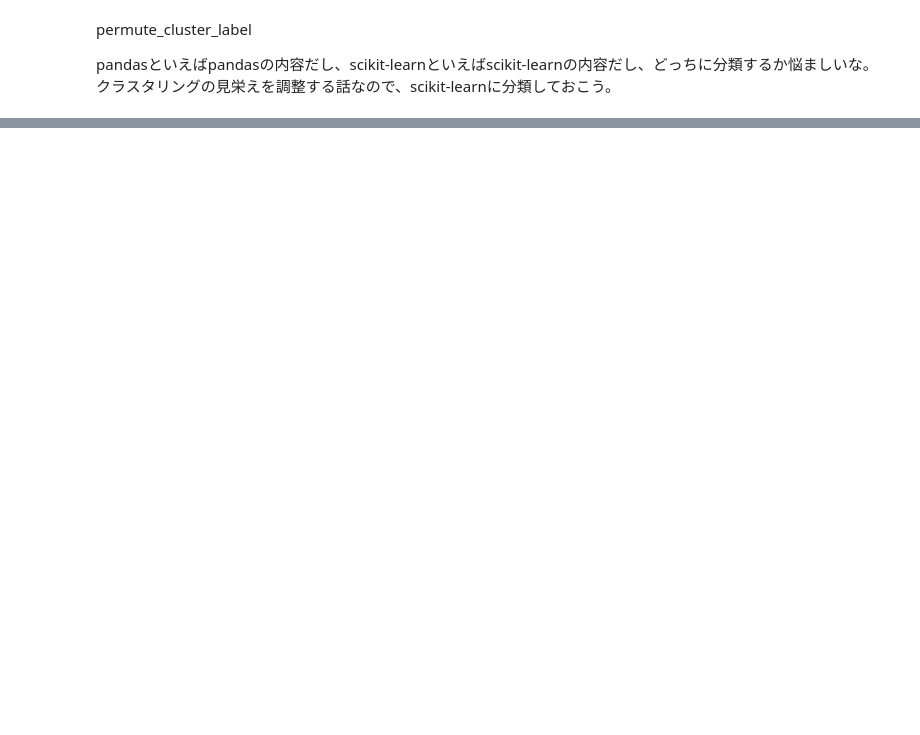
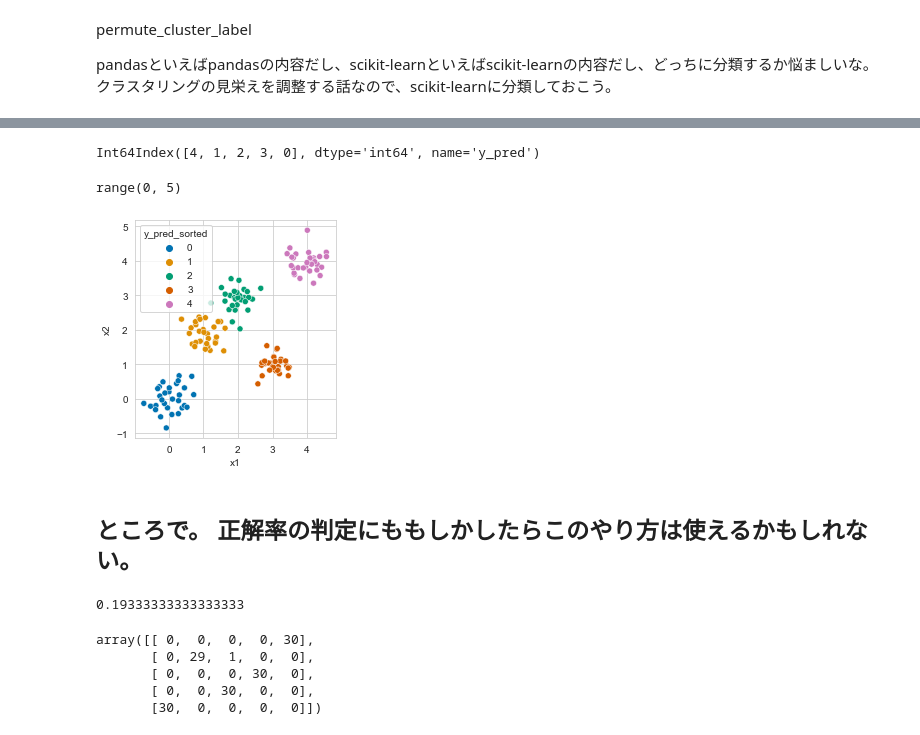
Before and after one commit to Linus-MK/fragments_for_blog, a Jupyter notebook: scikit_learn/permute_cluster_label.ipynb, the cells around one changed output, grey strips where cells are left out. Drawn from its saved outputs; the diff is of its cells as text; code cells hidden in the pictures; blank space fills up the shorter version.

```diff
--- a/scikit_learn/permute_cluster_label.ipynb
+++ b/scikit_learn/permute_cluster_label.ipynb
@@ -60,0 +94,32 @@ sns.scatterplot(x='x1', y='x2', hue='cluster_index_pred', data=df)
+# %%
+df.groupby('y_pred')['x1'].mean().sort_values().index
+# %% [output]
+Int64Index([4, 1, 2, 3, 0], dtype='int64', name='y_pred')
+# %%
+range(n_clusters)
+# %% [output]
+range(0, 5)
+# %%
+df['y_pred_sorted'] =  df['y_pred'].replace(
+    df.groupby('y_pred')['x1'].mean().sort_values().index,
+    range(n_clusters)
+)
+# %%
+ax = sns.scatterplot(x='x1', y='x2', hue='y_pred_sorted', data=df, palette='colorblind')
+ax.set_aspect('equal')
+# %% [output]
+[figure, added]
+# %% [markdown]
+## ところで。 正解率の判定にももしかしたらこのやり方は使えるかもしれない。
+# %%
+sklearn.metrics.accuracy_score(y, y_pred)
+# %% [output]
+0.19333333333333333
+# %%
+sklearn.metrics.confusion_matrix(y, y_pred)
+# %% [output]
+array([[ 0,  0,  0,  0, 30],
+       [ 0, 29,  1,  0,  0],
+       [ 0,  0,  0, 30,  0],
+       [ 0,  0, 30,  0,  0],
+       [30,  0,  0,  0,  0]])
```
Also changed, not shown: parts of 15 cells of this notebook.
